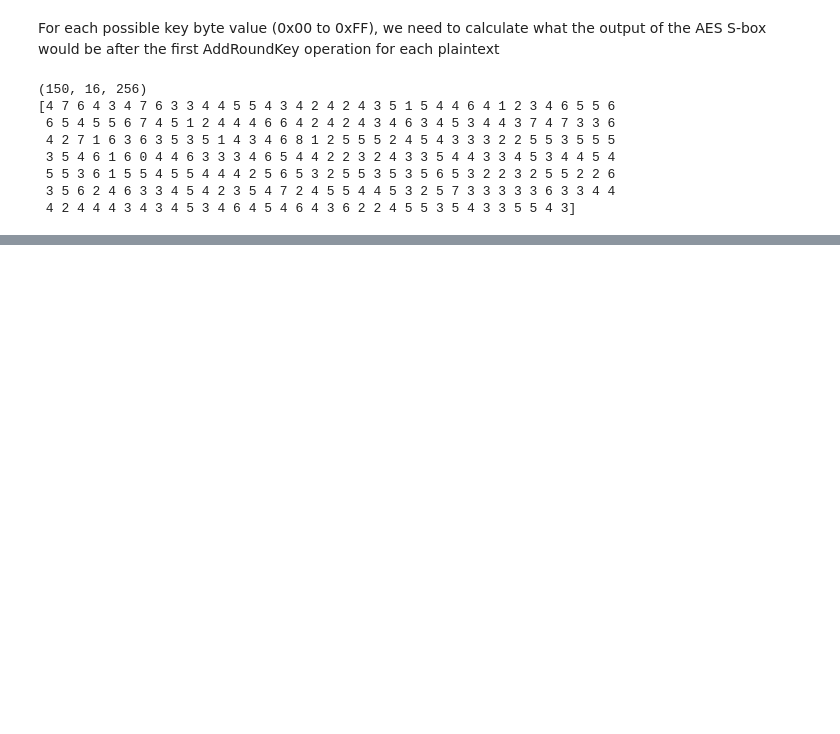
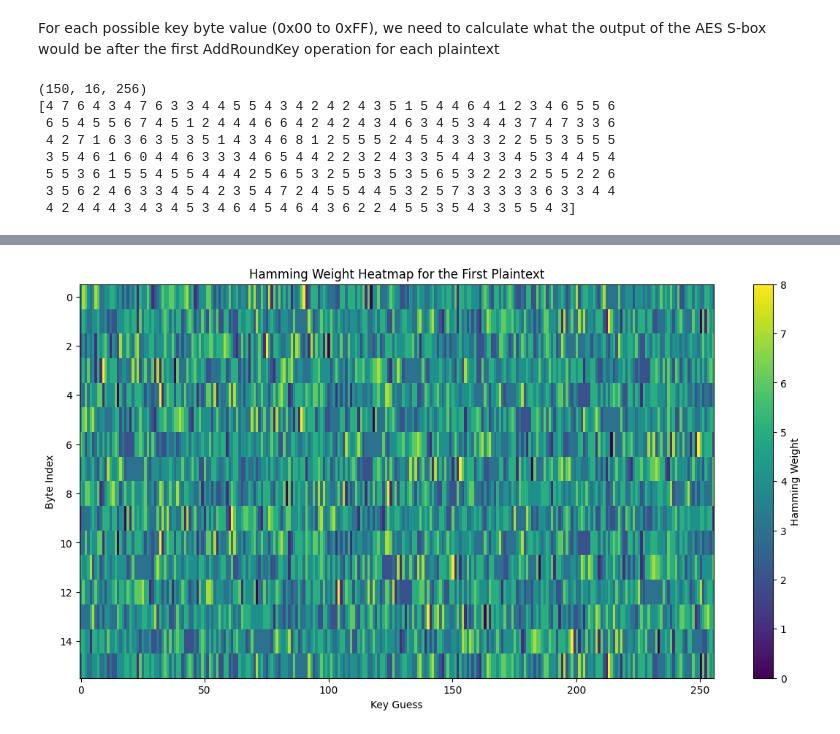
Before and after one commit to blueh0rse/cpa-attack, a Jupyter notebook: attack1.ipynb, the cells around one changed output, grey strips where cells are left out. Saved outputs shown, nothing was run; the diff lists cells and outputs as text; code cells hidden in the pictures; blank space fills up the shorter version.

```diff
--- a/attack1.ipynb
+++ b/attack1.ipynb
@@ -176,0 +187,12 @@ print(hamming_weights)
+# %%
+plt.figure(figsize=(14, 7))
+# Assuming `hamming_weights` is indexed [plaintext_index, byte_index, key_guess]
+# Heatmap of the Hamming weights for the first plaintext across all key bytes and key guesses
+plt.imshow(hamming_weights[0, :, :], aspect='auto', cmap='viridis')
+plt.colorbar(label='Hamming Weight')
+plt.title('Hamming Weight Heatmap for the First Plaintext')
+plt.xlabel('Key Guess')
+plt.ylabel('Byte Index')
+plt.show()
+# %% [output]
+[figure, added]
```
Also changed, not shown: parts of 6 cells of this notebook, 1 other file.
